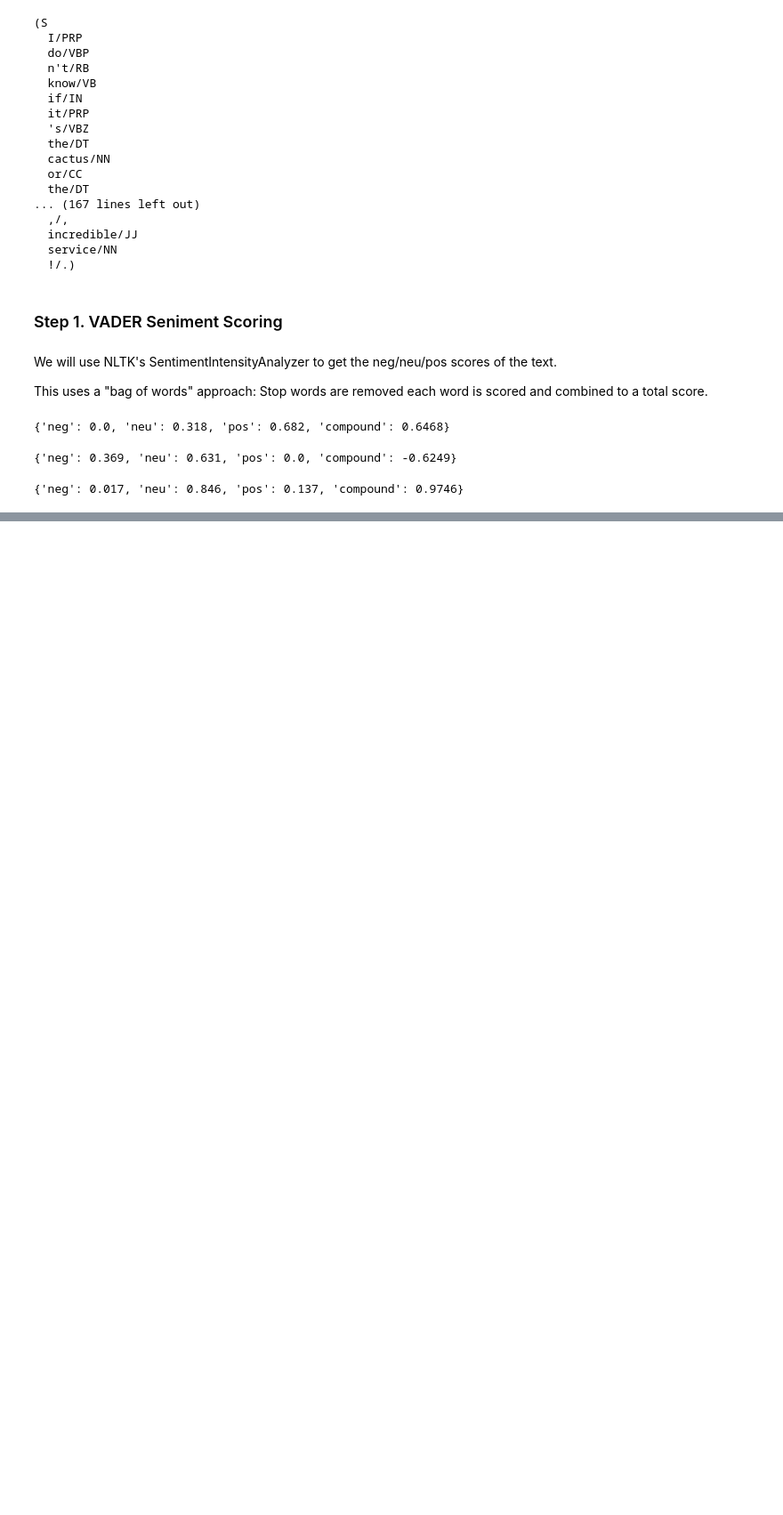
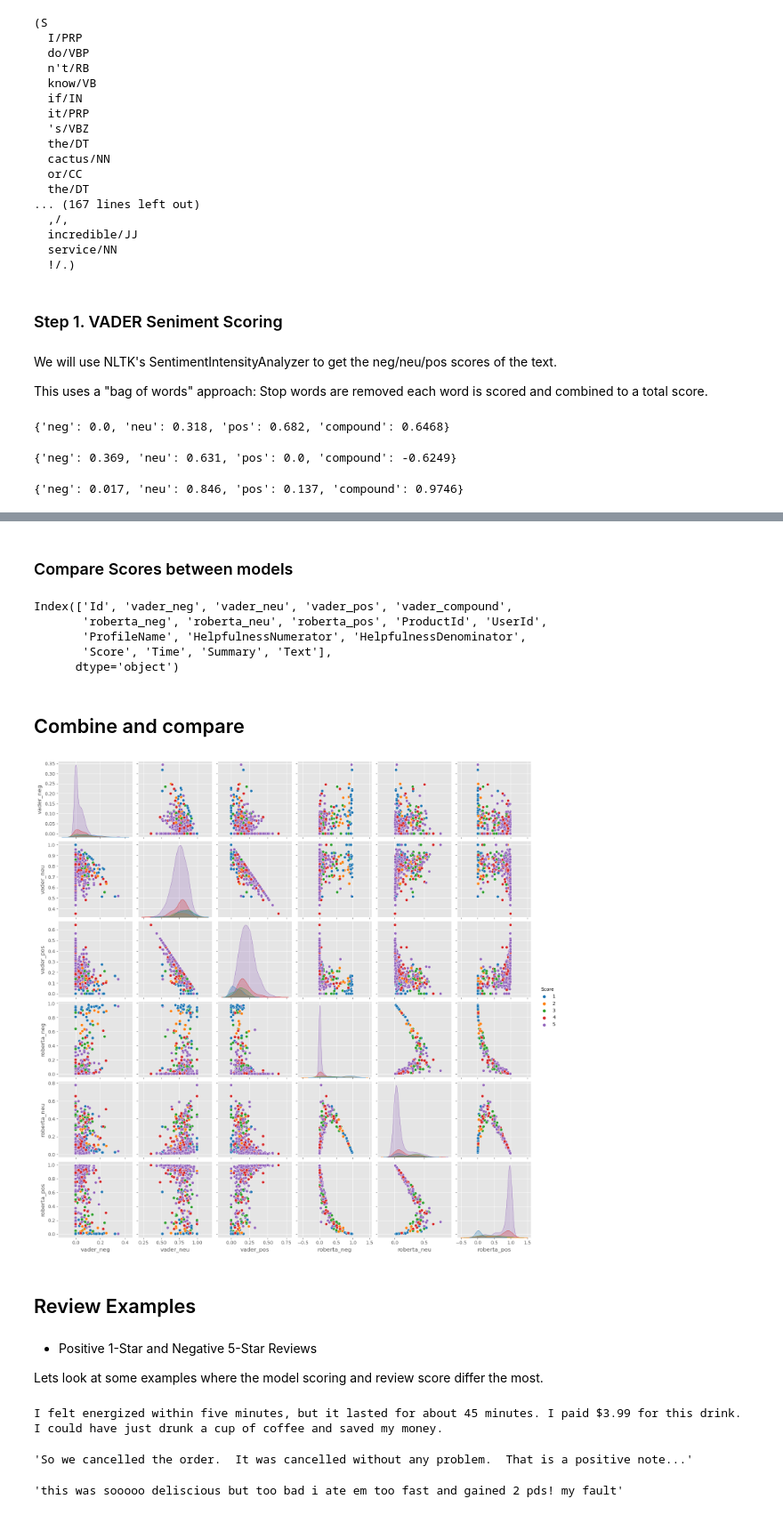
Before and after one commit to mondalsudipta/NLP-Projects, a Jupyter notebook: Sentiment_Analysis_Amazon_Food_Review_Dataset/Sentiment Analysis on Amazon Fine Food Reviews Dataset.ipynb, the cells around one changed output, grey strips where cells are left out. Shown at 89% size. Drawn from its saved outputs; the diff is of its cells as text; code cells hidden in the pictures; blank space fills up the shorter version.

```diff
--- a/Sentiment_Analysis_Amazon_Food_Review_Dataset/Sentiment Analysis on Amazon Fine Food Reviews Dataset.ipynb
+++ b/Sentiment_Analysis_Amazon_Food_Review_Dataset/Sentiment Analysis on Amazon Fine Food Reviews Dataset.ipynb
@@ -159,0 +194,4 @@ vaders.head()
+# %%
+MODEL = f"cardiffnlp/twitter-roberta-base-sentiment"
+tokenizer = AutoTokenizer.from_pretrained(MODEL)
+model = AutoModelForSequenceClassification.from_pretrained(MODEL)
@@ -159,0 +212,12 @@ vaders.head()
+# %%
+def polarity_scores_roberta(example):
+    encoded_text = tokenizer(example, return_tensors='pt')
+    output = model(**encoded_text)
+    scores = output[0][0].detach().numpy()
+    scores = softmax(scores)
+    scores_dict = {
+        'roberta_neg' : scores[0],
+        'roberta_neu' : scores[1],
+        'roberta_pos' : scores[2]
+    }
+    return scores_dict
@@ -159,0 +242,4 @@ vaders.head()
+# %%
+results_df = pd.DataFrame(res).T
+results_df = results_df.reset_index().rename(columns={'index': 'Id'})
+results_df = results_df.merge(df, how='left')
@@ -159,0 +255,46 @@ vaders.head()
+# %% [markdown]
+### Compare Scores between models
+# %%
+results_df.columns
+# %% [output]
+Index(['Id', 'vader_neg', 'vader_neu', 'vader_pos', 'vader_compound',
+       'roberta_neg', 'roberta_neu', 'roberta_pos', 'ProductId', 'UserId',
+       'ProfileName', 'HelpfulnessNumerator', 'HelpfulnessDenominator',
+       'Score', 'Time', 'Summary', 'Text'],
+      dtype='object')
+# %% [markdown]
+## Combine and compare
+# %%
+sns.pairplot(data=results_df,
+             vars=['vader_neg', 'vader_neu', 'vader_pos',
+                  'roberta_neg', 'roberta_neu', 'roberta_pos'],
+            hue='Score',
+            palette='tab10')
+plt.show()
+# %% [output]
+[figure, added]
+# %% [markdown]
+## Review Examples
+# %% [markdown]
+* Positive 1-Star and Negative 5-Star Reviews
+
+Lets look at some examples where the model scoring and review score differ the most.
+# %%
+test1 = results_df.query('Score == 1') \
+        .sort_values('roberta_pos', ascending=False)['Text'].values[0]
+
+print(test1)
+# %% [output]
+I felt energized within five minutes, but it lasted for about 45 minutes. I paid $3.99 for this drink. I could have just drunk a cup of coffee and saved my money.
+# %%
+results_df.query('Score == 1') \
+    .sort_values('vader_pos', ascending=False)['Text'].values[0]
+# %% [output]
+'So we cancelled the order.  It was cancelled without any problem.  That is a positive note...'
+# %%
+# nevative sentiment 5-Star view
+
+results_df.query('Score == 5') \
+    .sort_values('roberta_neg', ascending=False)['Text'].values[0]
+# %% [output]
+'this was sooooo deliscious but too bad i ate em too fast and gained 2 pds! my fault'
```
Also changed, not shown: parts of 23 cells of this notebook.
